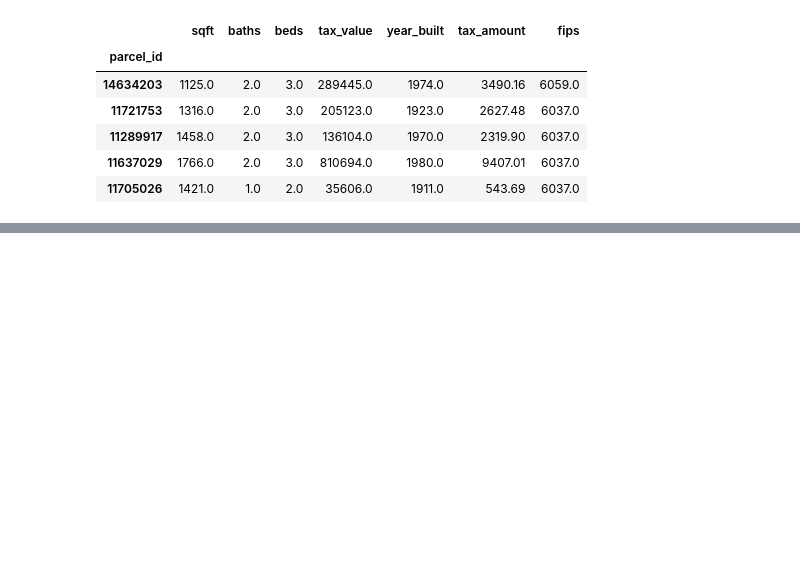
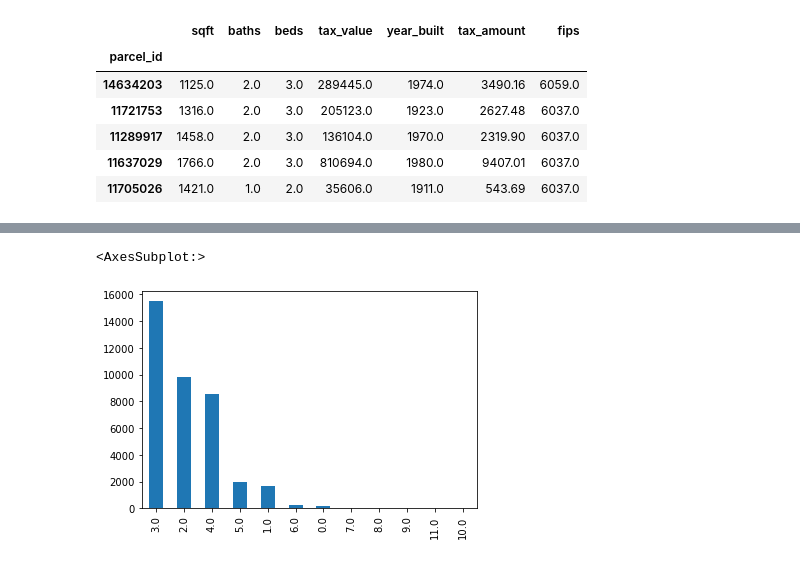
Before and after one commit to jamesallen0351/regression-project, a Jupyter notebook: scratchpad.ipynb, the cells around one changed output, grey strips where cells are left out. Drawn from its saved outputs; the diff is of its cells as text; code cells hidden in the pictures; blank space fills up the shorter version.

Commit message:
update functions in acquire and prepare and add notes to scratchpad

```diff
--- a/scratchpad.ipynb
+++ b/scratchpad.ipynb
@@ -136,0 +152,3 @@ df.describe()
+# %%
+# using my 'remove_outlier' function
+df = remove_outlier(df)
@@ -136,0 +213,7 @@ df.describe()
+# %%
+# visualizing the amount of bedrooms 'beds' in my data using a bar chart
+# 3 bedrooms is the most popular
+df.beds.value_counts().plot.bar()
+# %% [output]
+<AxesSubplot:>
+[figure, added]
```
Also changed, not shown: parts of 21 cells of this notebook, 2 other files.
